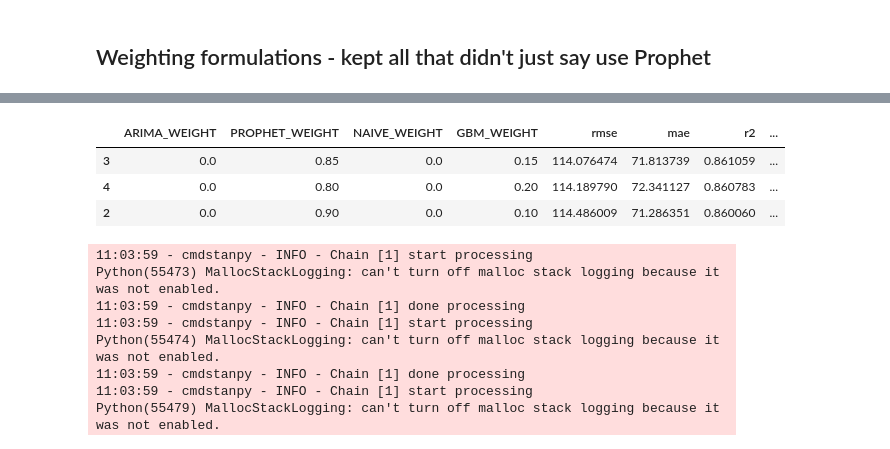
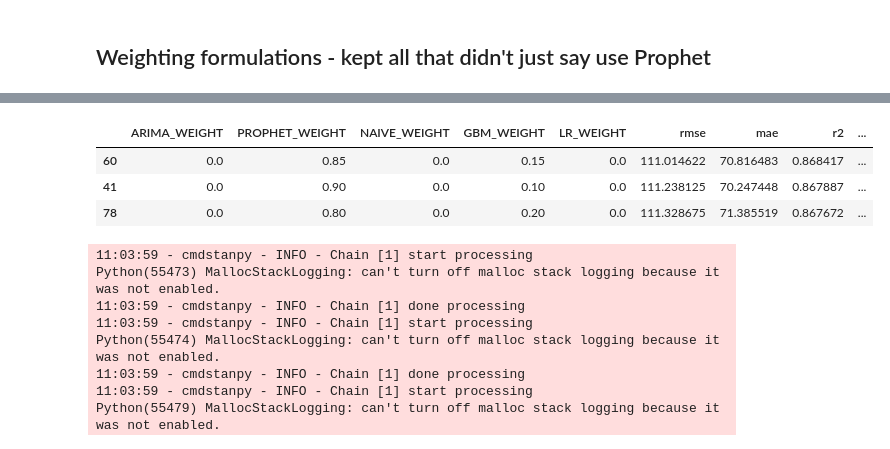
Before and after one commit to Trist4/fools-optimum, a Jupyter notebook: notebooks/mixed_model.ipynb, the cells around one changed output, grey strips where cells are left out. Cells and saved outputs as stored; diff of their text form; code cells hidden in the pictures.

```diff
--- a/notebooks/mixed_model.ipynb
+++ b/notebooks/mixed_model.ipynb
@@ -194,6 +192,8 @@ def run_mixed_model(df, feature_cols, target_col="Total_Fuel_Price",
     }
 # %% [markdown]
 All selected features per horizon (Petrol):
+# %%
+features_1M_lr = ['USDZAR_LastWeekMean', 'Brent_LastWeekMean', 'BFP', 'Total_Production_Lag1']
 # %%
 features_1M_petrol = ['BFP', 'BFP_Delta_Lag2', 'GECON', 'Brent_LastWeekMean', 'Brent_MonthMean_Lag1', 'Brent_LastWeekStd_Lag2', 'USDZAR_LastWeekMean', 'Brent_MonthMean', 'Brent_LastWeekMean_Lag2', 'GPR_Lag2']
 features_2M_petrol = ['BFP', 'BFP_Delta_Lag1', 'GSCPI_Lag12', 'GPR_Lag6', 'GECON', 'GECON_Lag3', 'GPR', 'BFP_Delta_Lag4']
@@ -417,16 +438,12 @@ def get_walkforward_predictions(df, feature_cols, target_col="Total_Fuel_Price",
     })
 # %%
 def find_best_weights(preds_df, step=0.1, metric="rmse"):
-    """
-    Grid search over (ARIMA, PROPHET, NAIVE, GBM) weights summing to 1.
-    step=0.1 default since a 4D grid grows fast — tighten later once
-    you've narrowed the promising region.
-    """
     y_true = preds_df["y_true"].values
     arima = preds_df["arima_pred"].values
     prophet = preds_df["prophet_pred"].values
     naive = preds_df["naive_pred"].values
     gbm = preds_df["gbm_pred"].values
+    lr = preds_df["lr_pred"].values
 
     weights = np.round(np.arange(0, 1 + step, step), 4)
     results = []
@@ -434,22 +451,23 @@ def find_best_weights(preds_df, step=0.1, metric="rmse"):
     for aw in weights:
         for nw in weights:
             for gw in weights:
-                pw = round(1 - aw - nw - gw, 4)
-                if pw < 0:
-                    continue
+                for lw in weights:
+                    pw = round(1 - aw - nw - gw - lw, 4)
+                    if pw < 0:
+                        continue
 
-                mixed = aw * arima + pw * prophet + nw * naive + gw * gbm
+                    mixed = aw * arima + pw * prophet + nw * naive + gw * gbm + lw * lr
 
-                rmse = root_mean_squared_error(y_true, mixed)
-                mae = mean_absolute_error(y_true, mixed)
-                r2 = r2_score(y_true, mixed)
-                dir_acc = (np.sign(np.diff(y_true)) == np.sign(np.diff(mixed))).mean()
+                    rmse = root_mean_squared_error(y_true, mixed)
+                    mae = mean_absolute_error(y_true, mixed)
+                    r2 = r2_score(y_true, mixed)
+                    dir_acc = (np.sign(np.diff(y_true)) == np.sign(np.diff(mixed))).mean()
 
-                results.append({
-                    "ARIMA_WEIGHT": aw, "PROPHET_WEIGHT": pw,
-                    "NAIVE_WEIGHT": nw, "GBM_WEIGHT": gw,
-                    "rmse": rmse, "mae": mae, "r2": r2, "directional_accuracy": dir_acc,
-                })
+                    results.append({
+                        "ARIMA_WEIGHT": aw, "PROPHET_WEIGHT": pw,
+                        "NAIVE_WEIGHT": nw, "GBM_WEIGHT": gw, "LR_WEIGHT": lw,
+                        "rmse": rmse, "mae": mae, "r2": r2, "directional_accuracy": dir_acc,
+                    })
 
     results_df = pd.DataFrame(results)
     best = (results_df.sort_values("rmse").iloc[0] if metric == "rmse"
@@ -459,7 +477,7 @@ def find_best_weights(preds_df, step=0.1, metric="rmse"):
 # %% [markdown]
 ## Weighting formulations - kept all that didn't just say use Prophet
 # %%
-preds_df = get_walkforward_predictions(deisel_df, features_1M_diesel,
+preds_df = get_walkforward_predictions(deisel_df, features_1M_diesel, features_1M_lr,
                                         FORECAST_HORIZON=1, TRAIN_RATIO=0.8)
 
 best_weights, weight_grid = find_best_weights(preds_df, step=0.05, metric="rmse")
@@ -487,7 +505,7 @@ Python(55471) MallocStackLogging: can't turn off malloc stack logging because it
-|  | ARIMA_WEIGHT | PROPHET_WEIGHT | NAIVE_WEIGHT | GBM_WEIGHT | rmse | mae | r2 | ... |
-| 3 | 0.0 | 0.85 | 0.0 | 0.15 | 114.076474 | 71.813739 | 0.861059 | ... |
-| 4 | 0.0 | 0.80 | 0.0 | 0.20 | 114.189790 | 72.341127 | 0.860783 | ... |
-| 2 | 0.0 | 0.90 | 0.0 | 0.10 | 114.486009 | 71.286351 | 0.860060 | ... |
+|  | ARIMA_WEIGHT | PROPHET_WEIGHT | NAIVE_WEIGHT | GBM_WEIGHT | LR_WEIGHT | rmse | mae | r2 | ... |
+| 60 | 0.0 | 0.85 | 0.0 | 0.15 | 0.0 | 111.014622 | 70.816483 | 0.868417 | ... |
+| 41 | 0.0 | 0.90 | 0.0 | 0.10 | 0.0 | 111.238125 | 70.247448 | 0.867887 | ... |
+| 78 | 0.0 | 0.80 | 0.0 | 0.20 | 0.0 | 111.328675 | 71.385519 | 0.867672 | ... |
 # %%
 preds_df = get_walkforward_predictions(petrol_df, features_1M_petrol,
                                         FORECAST_HORIZON=1, TRAIN_RATIO=0.8)
```
Also changed, not shown: parts of 6 cells of this notebook, 1 other file.
